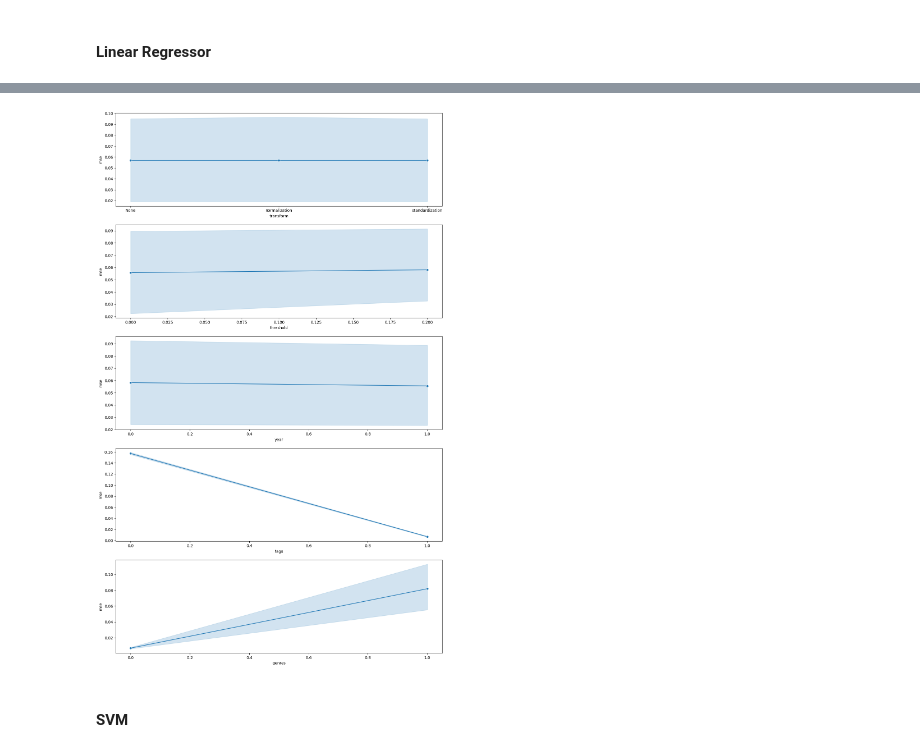
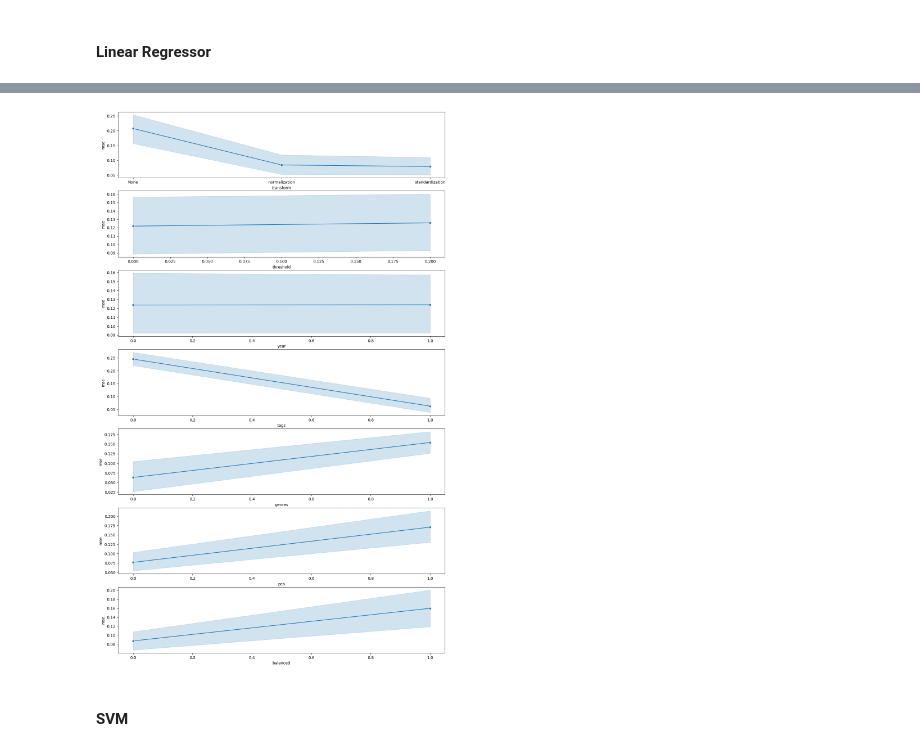
Before and after one commit to nicolopizzo/data-analytics, a Jupyter notebook: analysis.ipynb, the cells around one changed output, grey strips where cells are left out. Saved outputs shown, nothing was run; the diff lists cells and outputs as text; code cells hidden in the pictures.

```diff
--- a/analysis.ipynb
+++ b/analysis.ipynb
@@ -557 +524,3 @@ for i in range(n):
+# %%
+datasets2 = datasets.copy()
 # %%
@@ -591,15 +573,15 @@ for i in range(n):
     # raw data - set all values to float
     df = df.astype(float)
     dataset['data'] = df
-    #display(df.head())
+    # display(df.head())
 
     # normalization
     mean_rating_column = df['mean_rating']
     df = df.drop(columns=['mean_rating'])
     df = (df - df.min()) / (df.max() - df.min())
     df['mean_rating'] = mean_rating_column
-    #display(df.head())
-    datasets.append({'transform': 'normalization', 'threshold': dataset['threshold'], 'year': dataset['year'], 'tags': dataset['tags'], 'genres': dataset['genres'], 'data': df})
+    # display(df.head())
+    datasets.append({'transform': 'normalization', 'threshold': dataset['threshold'], 'year': dataset['year'], 'tags': dataset['tags'], 'genres': dataset['genres'], 'data': df, 'X_train': dataset['X_train'], 'X_test': dataset['X_test'], 'y_train': dataset['y_train'], 'y_test': dataset['y_test'], 'pca': dataset['pca'], 'balanced': dataset['balanced']})
 
     # standardization
     df = dataset['data']
@@ -607,8 +589,8 @@ for i in range(n):
     df = df.drop(columns=['mean_rating'])
     df = (df - df.mean()) / df.std()
     df['mean_rating'] = mean_rating_column
-    #display(df.head())
-    datasets.append({'transform': 'standardization', 'threshold': dataset['threshold'], 'year': dataset['year'], 'tags': dataset['tags'], 'genres': dataset['genres'], 'data': df})
+    # display(df.head())
+    datasets.append({'transform': 'standardization', 'threshold': dataset['threshold'], 'year': dataset['year'], 'tags': dataset['tags'], 'genres': dataset['genres'], 'data': df, 'X_train': dataset['X_train'], 'X_test': dataset['X_test'], 'y_train': dataset['y_train'], 'y_test': dataset['y_test'], 'pca': dataset['pca'], 'balanced': dataset['balanced']})
 # %% [markdown]
 ### Correlation results
 This correlation table shows the relationship between different movie genres and several movie characteristics such as mean rating, rating count, and year of release. The values in the table represent the Pearson correlation coefficient, which ranges from -1 to 1 and measures the linear association between two variables. Positive values indicate a positive association, meaning that as one variable increases, the other variable also increases. Negative values indicate a negative association, meaning that as one variable increases, the other variable decreases.
@@ -727,7 +676,0 @@ plt.show() """
-# %%
-""" # save df as csv file
-for i, dataset in enumerate(datasets):
-    print('Saving dataset: {}'.format(i))
-    df = dataset['data']
-    df.to_csv('data/df_' + str(dataset['transform']) + '_' + str(dataset['threshold']) + '_' + str(dataset['year']) + '_' + str(dataset['tags']) + '_' + str(dataset['genres']) + '.csv', index=False)
- """
@@ -748,19 +713,20 @@ X_train, X_val, y_train, y_val = train_test_split(X_train, y_train, test_size=0.
 # %% [markdown]
 #### Linear Regressor
 # %%
-LR_datasets = pd.DataFrame(columns=['transform', 'threshold', 'year', 'tags', 'genres', 'mse', 'r2'])
+LR_datasets = pd.DataFrame(columns=['transform', 'threshold', 'year', 'tags', 'genres', 'pca', 'balanced', 'mse', 'r2'])
 
-for dataset in datasets:
+for i, dataset in enumerate(datasets):
     df = dataset['data']
 
-    print('\nTransform: {}, Threshold: {}, Year: {}, Tags: {}, Genres: {}'.format(dataset['transform'], dataset['threshold'], dataset['year'], dataset['tags'], dataset['genres']))
-    # Split data
-    X = df.drop(columns=['mean_rating'])
-    y = df['mean_rating']
+    datasets_num = len(datasets)
+    print('\nDataset_num: {}/{}, Transform: {}, Threshold: {}, Year: {}, Tags: {}, Genres: {}, PCA: {}, Balanced: {}'.format(i+1, datasets_num, dataset['transform'], dataset['threshold'], dataset['year'], dataset['tags'], dataset['genres'], dataset['pca'], dataset['balanced']))
 
-    # Split the data into training and testing sets
-    X_train, X_test, y_train, y_test = train_test_split(X, y, test_size=0.1, random_state=42)
-    X_train, X_val, y_train, y_val = train_test_split(X_train, y_train, test_size=0.1, random_state=42)
+    X_train = dataset['X_train']
+    X_val = dataset['X_val']
+    X_test = dataset['X_test']
+    y_train = dataset['y_train']
+    y_val = dataset['y_val']
+    y_test = dataset['y_test']
 
     # Create Linear Regression model in sklearn
 
@@ -775,5 +741,5 @@ for dataset in datasets:
     print('Mean squared error: %.6f' % mean_squared_error(y_test, y_pred))
     print('Coefficient of determination: %.6f' % r2_score(y_test, y_pred))
 
-    LR_datasets.loc[LR_datasets.shape[0]] = [dataset['transform'], dataset['threshold'], dataset['year'], dataset['tags'], dataset['genres'], mean_squared_error(y_test, y_pred), r2_score(y_test, y_pred)]
+    LR_datasets.loc[LR_datasets.shape[0]] = [dataset['transform'], dataset['threshold'], dataset['year'], dataset['tags'], dataset['genres'], dataset['pca'], dataset['balanced'], mean_squared_error(y_test, y_pred), r2_score(y_test, y_pred)]
 # %% [output]
@@ -831,15 +815,17 @@ Name: 16, dtype: object
 # %%
 # plot over mse
-fig, axs = plt.subplots(nrows=5, ncols=1, figsize=(15, 25))
+fig, axs = plt.subplots(nrows=7, ncols=1, figsize=(15, 25))
 sns.lineplot(x='transform', y='mse', data=LR_datasets, ax=axs[0], marker='o')
 sns.lineplot(x='threshold', y='mse', data=LR_datasets, ax=axs[1], marker='o')
 sns.lineplot(x='year', y='mse', data=LR_datasets, ax=axs[2], marker='o')
 sns.lineplot(x='tags', y='mse', data=LR_datasets, ax=axs[3], marker='o')
 sns.lineplot(x='genres', y='mse', data=LR_datasets, ax=axs[4], marker='o')
+sns.lineplot(x='pca', y='mse', data=LR_datasets, ax=axs[5], marker='o')
+sns.lineplot(x='balanced', y='mse', data=LR_datasets, ax=axs[6], marker='o')
 
 plt.show()
 # %% [output]
-[figure, old version]
+[figure, new version]
 # %% [markdown]
 #### SVM
 # %%
```
Also changed, not shown: parts of 49 cells of this notebook, 1 other file.
